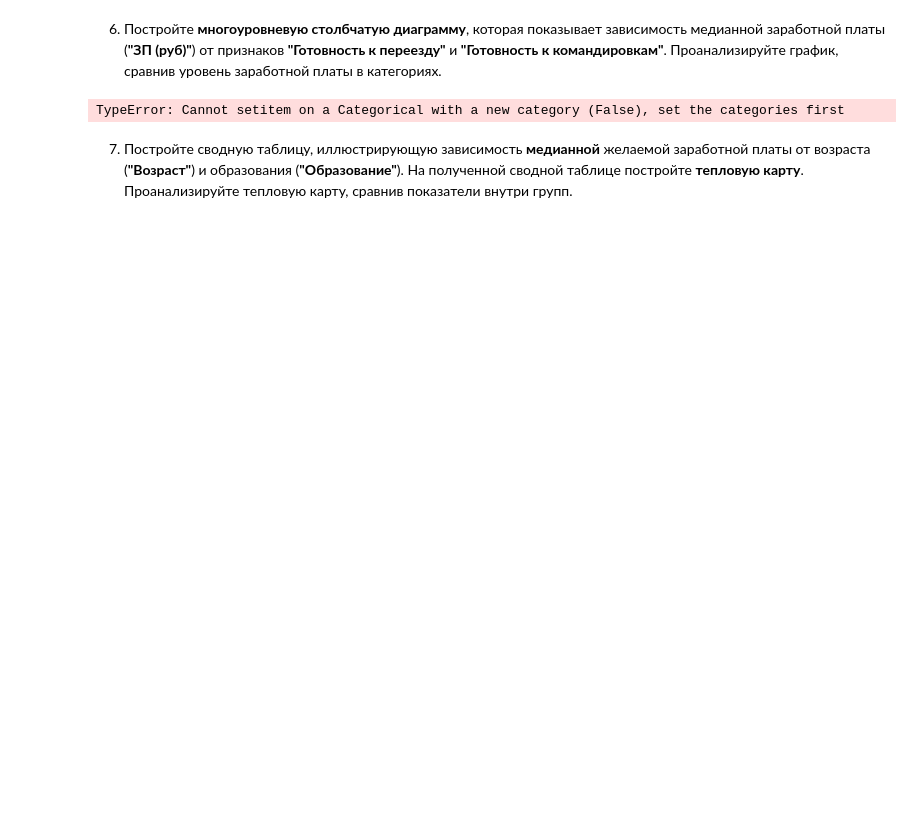
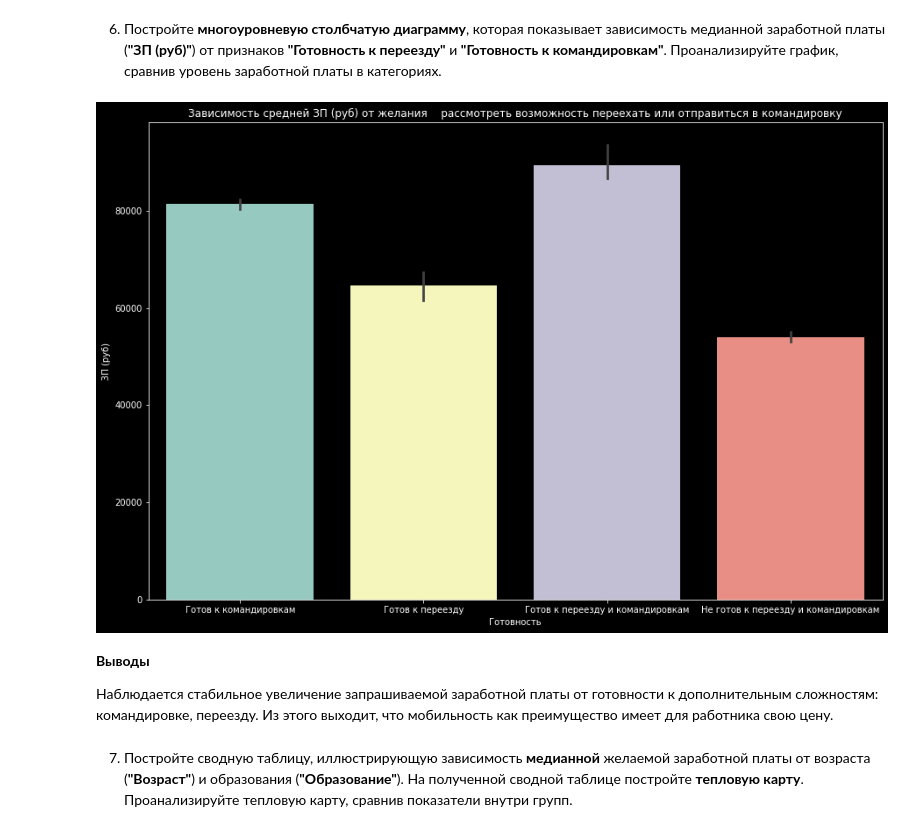
Before and after one commit to madskillskill/sf_data_science, a Jupyter notebook: PROJECT-1/Project_1.ipynb, the cells around one changed output. Saved outputs shown, nothing was run; the diff lists cells and outputs as text; code cells hidden in the pictures; blank space fills up the shorter version.

```diff
--- a/PROJECT-1/Project_1.ipynb
+++ b/PROJECT-1/Project_1.ipynb
@@ -732,9 +752,40 @@ axes.scatter(
 # %% [markdown]
 6. Постройте **многоуровневую столбчатую диаграмму**, которая показывает зависимость медианной заработной платы (**"ЗП (руб)"**) от признаков **"Готовность к переезду"** и **"Готовность к командировкам"**. Проанализируйте график, сравнив уровень заработной платы в категориях.
 # %%
-#print(hh_df[hh_df['Готовность к переезду'] == True & hh_df['Готовность к командировкам'] == True]['ЗП (руб)'].median())
-mask_true_1 = hh_df[hh_df['Готовность к переезду'] == True]
-mask_true_2 = hh_df[hh_df['Готовность к командировкам'] == True]
-mean_wage = hh_df[mask_true_1]['ЗП (руб)'].mean()
+def reassignment(col1,col2):
+    # В этой функции мы формируем четыре группы
+    # по двум признакам готовности, выводя
+    # комбинированный признак
+    col3 = ''
+    if col1 == True:
+        if col2 == True:
+            col3 = 'Готов к переезду и командировкам'
+        else: col3 = 'Готов к переезду'
+    else:
+        if col2 == True:
+            col3 = 'Готов к командировкам'
+        else: col3 = 'Не готов к переезду и командировкам'
+
+    return col3
+
+
+hh_df['Готовность'] = hh_df[['Готовность к переезду',\
+    'Готовность к командировкам']].apply(lambda x : reassignment(*x), axis=1)
+
+hh_df['Готовность'] = pd.Categorical(hh_df['Готовность'])
+
+fig = plt.figure(figsize=(15, 10))
+hh_df['Квартал'] = hh_df['Обновление резюме'].dt.quarter
+barplot = sns.barplot(
+    data=hh_df,
+    x='Готовность',
+    y='ЗП (руб)',
+
+)
+
+barplot.set_title('Зависимость средней ЗП (руб) от желания\
+    рассмотреть возможность переехать или отправиться в командировку');
+
+hh_df.drop('Готовность', axis=1,inplace=True)
 # %% [output]
-TypeError: Cannot setitem on a Categorical with a new category (False), set the categories first
+[figure, added]
@@ -743,3 +792,7 @@ TypeError: Cannot setitem on a Categorical with a new category (False), set the
+# %% [markdown]
+**Выводы**
+
+Наблюдается стабильное увеличение запрашиваемой заработной платы от готовности к дополнительным сложностям: командировке, переезду. Из этого выходит, что мобильность как преимущество имеет для работника свою цену.
 # %% [markdown]
 7. Постройте сводную таблицу, иллюстрирующую зависимость **медианной** желаемой заработной платы от возраста (**"Возраст"**) и образования (**"Образование"**). На полученной сводной таблице постройте **тепловую карту**. Проанализируйте тепловую карту, сравнив показатели внутри групп.
 # %%
```
Also changed, not shown: parts of 22 cells of this notebook, 1 other file.
